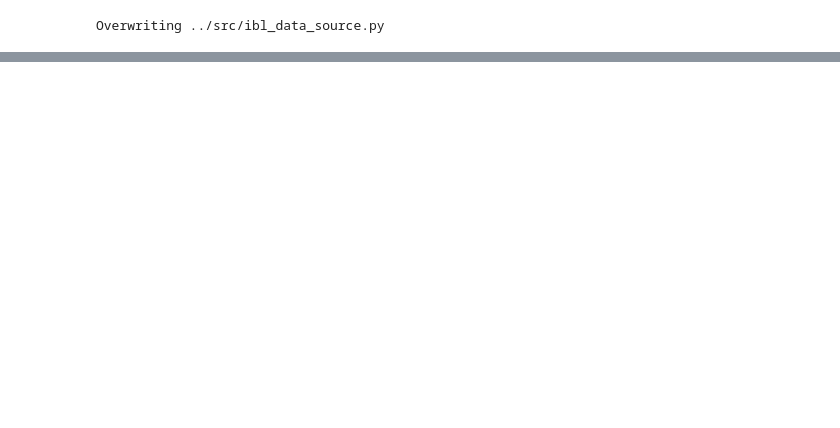
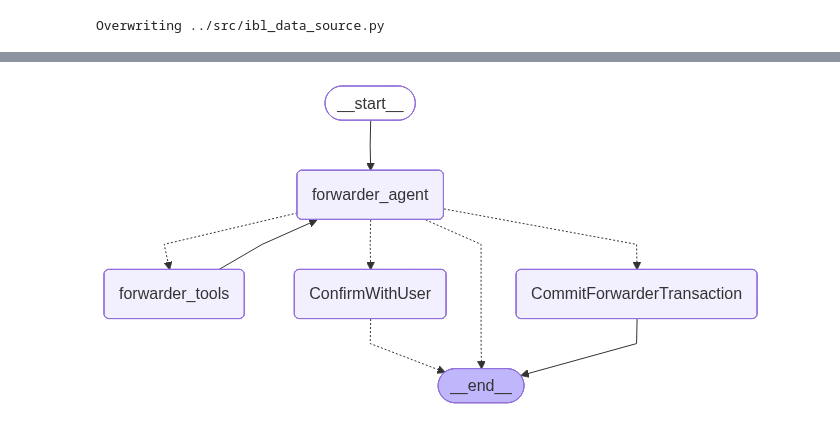
Before and after one commit to KemoAI/MultiAgentInboundLogistic, a Jupyter notebook: notebooks/forwarder_agent.ipynb, the cells around one changed output, grey strips where cells are left out. Saved outputs shown, nothing was run; the diff lists cells and outputs as text; code cells hidden in the pictures; blank space fills up the shorter version.

```diff
--- a/notebooks/forwarder_agent.ipynb
+++ b/notebooks/forwarder_agent.ipynb
@@ -160,0 +158,36 @@ Writing ../src/forwarder_schema.py
+# %%
+%%writefile ../src/ibl_database_update.py
+""" This code defines a tool to push records to IBL DB """
+
+import sys
+from typing import Dict, Any
+from mcp.server.fastmcp import FastMCP
+import asyncio
+
+# Initialize FastMCP server
+mcp = FastMCP("db-server")
+
+@mcp.tool()
+async def UpdateDB(record: Dict[str, Any]) -> Dict[str, Any]:
+    """
+    Update the IBL database and confirm back.
+
+    Args:
+        record: Record details of dictionary type.
+
+    Returns:
+        A dictionary contains a success status and the new record
+
+    """
+    try:
+        success = True
+        return {
+                 "status" : f"{success}",
+                 "record" : record
+               }
+    except Exception as e:
+        return str(e)
+
+# Main execution
+if name == "__main__":
+    mcp.run(transport="stdio")
@@ -160,0 +402,8 @@ Writing ../src/forwarder_schema.py
+# %%
+from IPython.display import Image, display
+from src.forwarder_agent import ForwarderAgent
+
+# Show the agent
+display(Image(ForwarderAgent.get_graph(xray=True).draw_mermaid_png()))
+# %% [output]
+[figure, added]
```
Also changed, not shown: parts of 6 cells of this notebook, 9 other files.
